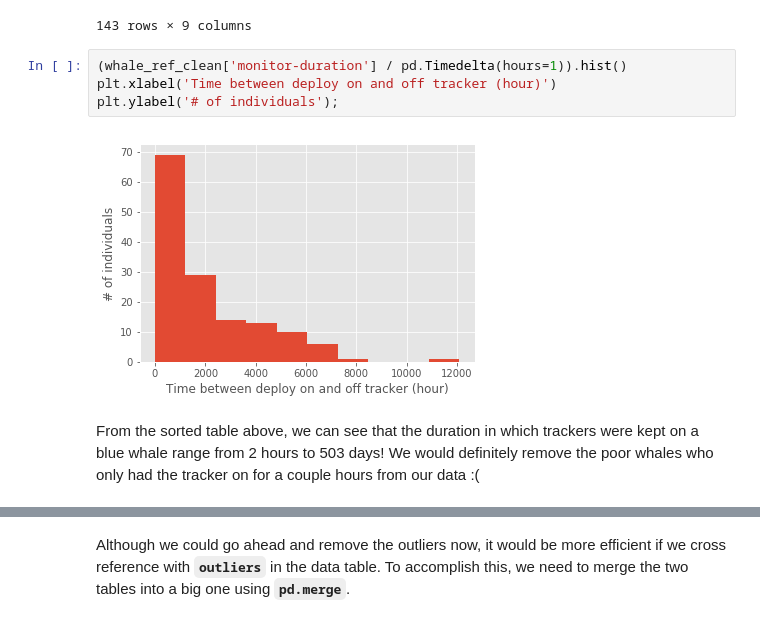
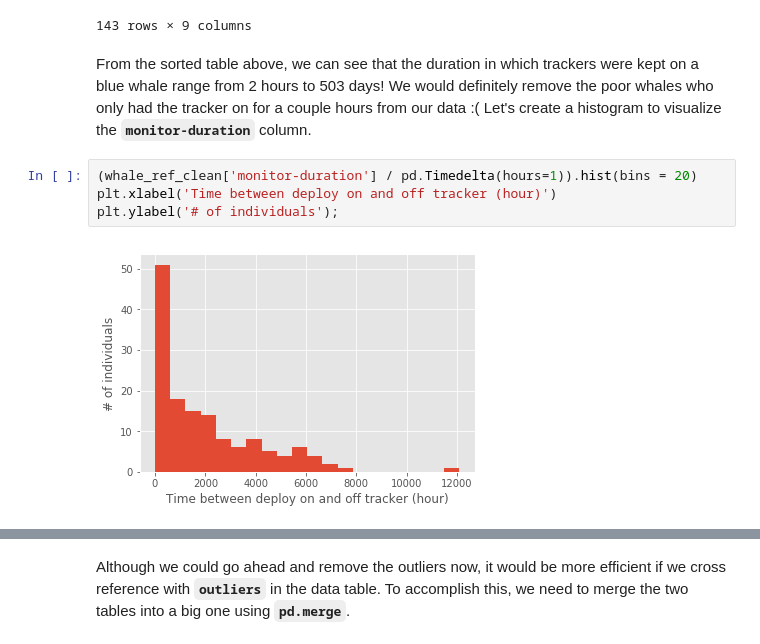
Before and after one commit to gigglypear/movebank_explore, a Jupyter notebook: code/Movebank Data Analysis Attempt.ipynb, the cells around one changed output, grey strips where cells are left out. Cells and saved outputs as stored; diff of their text form.

```diff
--- a/code/Movebank Data Analysis Attempt.ipynb
+++ b/code/Movebank Data Analysis Attempt.ipynb
@@ -242,11 +242,11 @@ whale_ref_clean.sort_values('monitor-duration')
 | 108 | 2006CA-Bmu-04175 | 2006-09-13 00:13:00 | 2007-08-05 23:51:58 | 326 days 23:38:58 | 34.101 | -120.615 | ... |
 | 88 | 2004CA-Bmu-00840 | 2004-08-20 17:06:00 | 2006-01-06 16:08:02 | 503 days 23:02:02 | 37.417 | -123.076 | ... |
 143 rows × 9 columns
+# %% [markdown]
+From the sorted table above, we can see that the duration in which trackers were kept on a  blue whale range from 2 hours to 503 days! We would definitely remove the poor whales who only had the tracker on for a couple hours from our data :( Let's create a histogram to visualize the __`monitor-duration`__ column.
 # %%
-(whale_ref_clean['monitor-duration'] / pd.Timedelta(hours=1)).hist()
+(whale_ref_clean['monitor-duration'] / pd.Timedelta(hours=1)).hist(bins = 20)
 plt.xlabel('Time between deploy on and off tracker (hour)')
 plt.ylabel('# of individuals');
 # %% [output]
-[figure, old version]
+[figure, new version]
-# %% [markdown]
-From the sorted table above, we can see that the duration in which trackers were kept on a  blue whale range from 2 hours to 503 days! We would definitely remove the poor whales who only had the tracker on for a couple hours from our data :(
```
Also changed, not shown: parts of 8 cells of this notebook.
